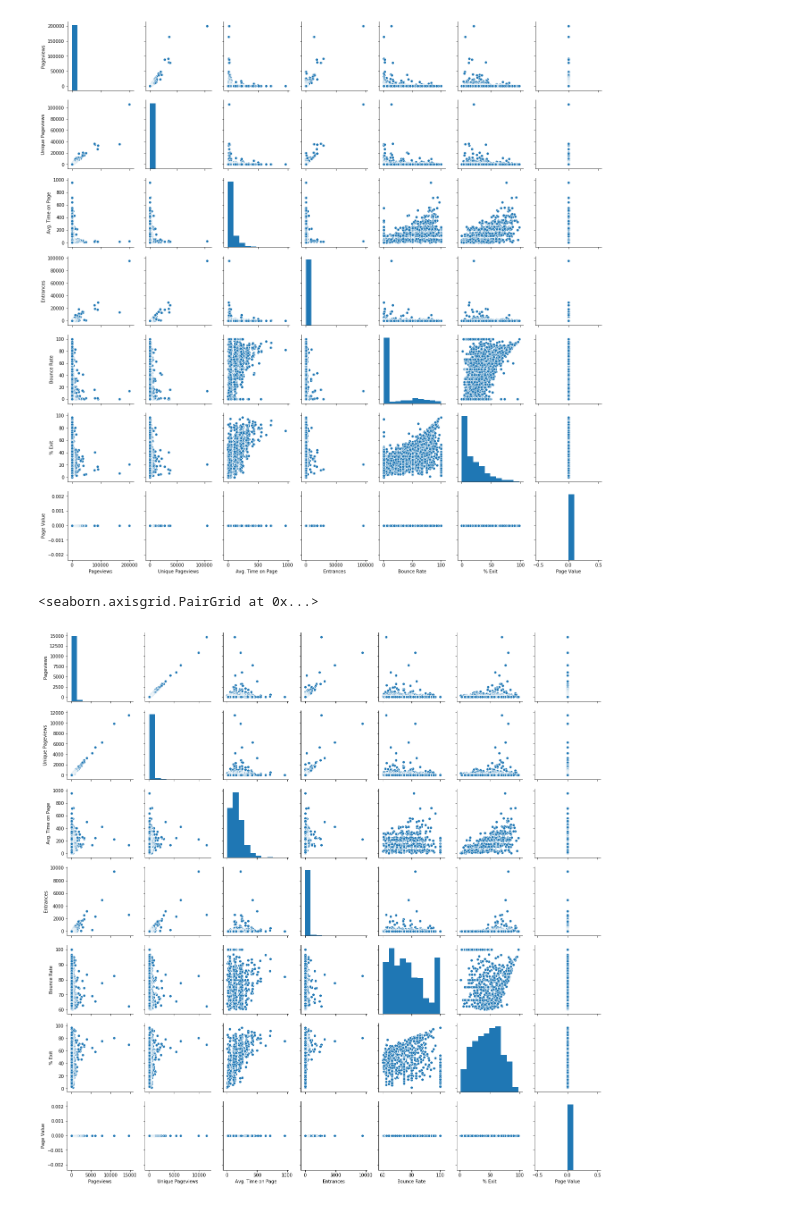
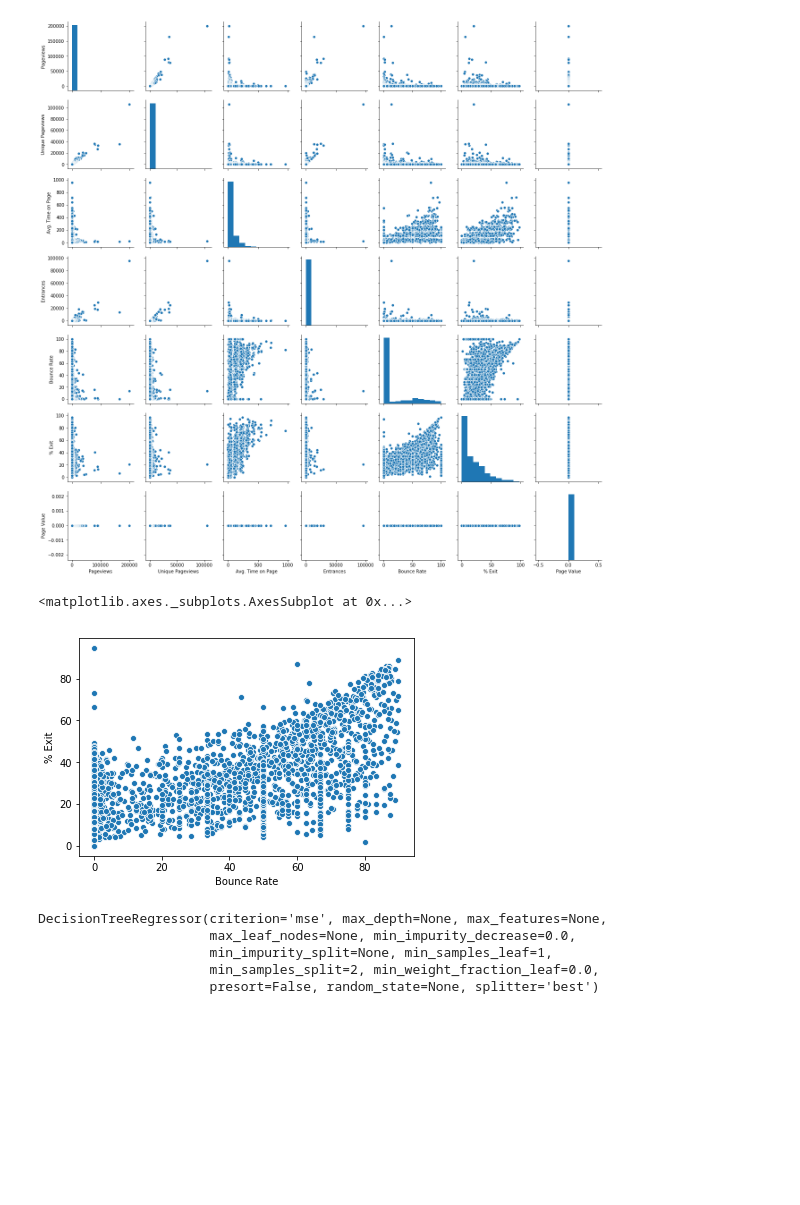
Before and after one commit to piter104/City-Website-Statistics, a Jupyter notebook: Web_statistics.ipynb, the cells around one changed output. Drawn from its saved outputs; the diff is of its cells as text; code cells hidden in the pictures; blank space fills up the shorter version.

Commit message:
Some Machine learning training

```diff
--- a/Web_statistics.ipynb
+++ b/Web_statistics.ipynb
@@ -74,8 +74,32 @@ plt.show()
 <Figure size 720x576 with 0 Axes>
 [figure]
 # %%
-bounce = c_df['Bounce Rate']>60
-sns.pairplot(c_df[bounce])
+bounce = c_df['Bounce Rate']<90
+sns.(c_df[bounce]['Bounce Rate'], c_df[bounce]['% Exit'])
 # %% [output]
-<seaborn.axisgrid.PairGrid at 0x...>
+<matplotlib.axes._subplots.AxesSubplot at 0x...>
-[figure, old version]
+[figure, new version]
+# %%
+from sklearn.tree import DecisionTreeRegressor
+from sklearn.metrics import r2_score
+from sklearn.preprocessing import StandardScaler
+from sklearn.model_selection import train_test_split
+
+tree = DecisionTreeRegressor()
+scaler = StandardScaler()
+
+X=c_df[bounce]['Bounce Rate'].values
+y=c_df[bounce]['% Exit'].values
+
+X_train, X_test, y_train, y_test = train_test_split(X.reshape(-1,1), y, train_size=0.8)
+
+
+tree.fit(X_train, y_train)
+
+r2_score(y_test, )
+# %% [output]
+DecisionTreeRegressor(criterion='mse', max_depth=None, max_features=None,
+                      max_leaf_nodes=None, min_impurity_decrease=0.0,
+                      min_impurity_split=None, min_samples_leaf=1,
+                      min_samples_split=2, min_weight_fraction_leaf=0.0,
+                      presort=False, random_state=None, splitter='best')
```
